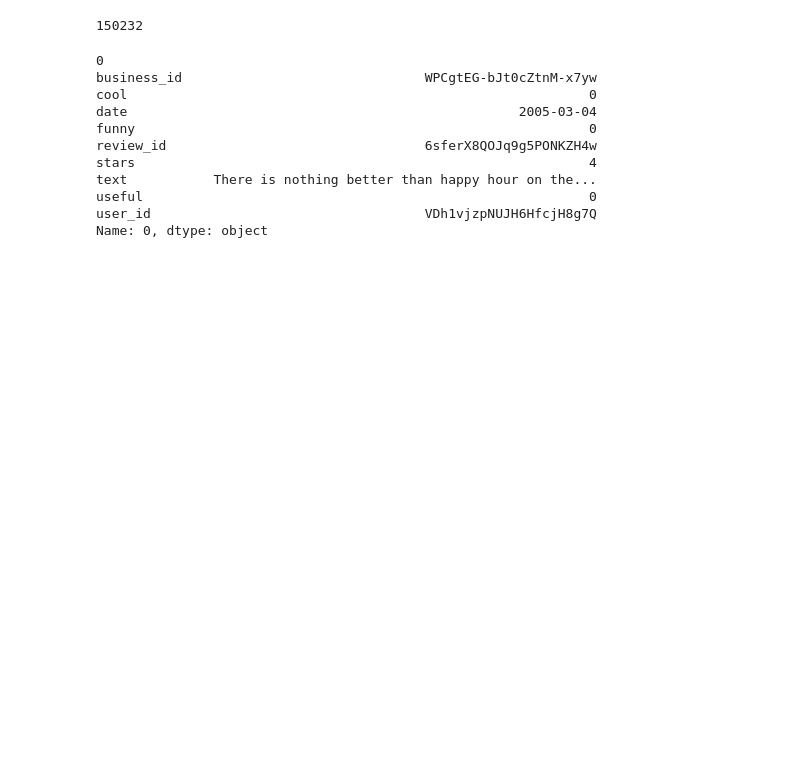
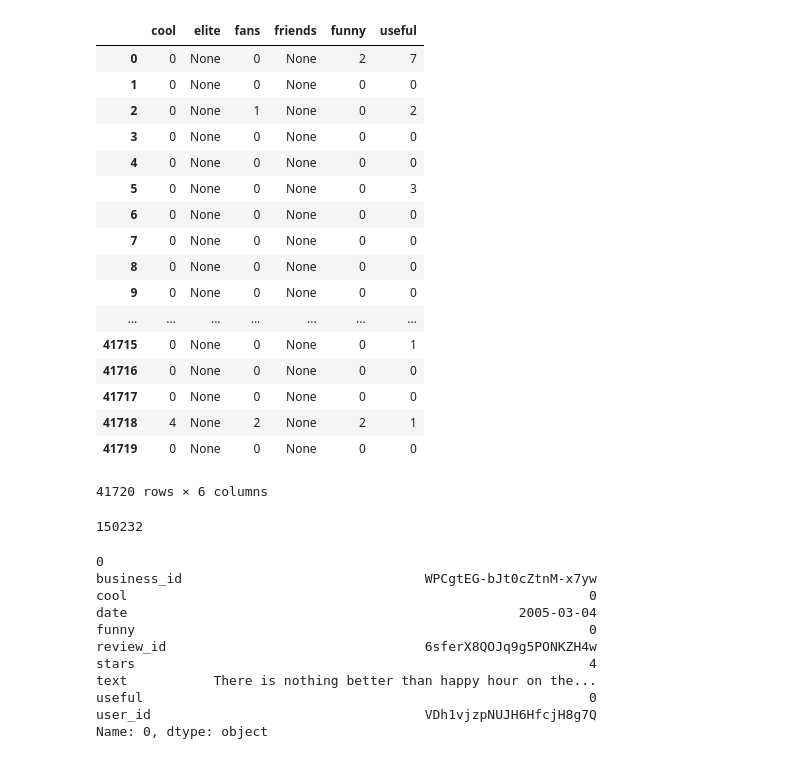
Before and after one commit to adeshpande3/CS-145-Project, a Jupyter notebook: Exploration.ipynb, the cells around one changed output. Cells and saved outputs as stored; diff of their text form; code cells hidden in the pictures; blank space fills up the shorter version.

```diff
--- a/Exploration.ipynb
+++ b/Exploration.ipynb
@@ -17,3 +47,24 @@ validate = pd.read_csv('validate_queries.csv')
+# %%
+users[['cool', 'elite', 'fans', 'friends', 'funny', 'useful']]
+# %% [output]
+|  | cool | elite | fans | friends | funny | useful |
+| 0 | 0 | None | 0 | None | 2 | 7 |
+| 1 | 0 | None | 0 | None | 0 | 0 |
+| 2 | 0 | None | 1 | None | 0 | 2 |
+| 3 | 0 | None | 0 | None | 0 | 0 |
+| 4 | 0 | None | 0 | None | 0 | 0 |
+| 5 | 0 | None | 0 | None | 0 | 3 |
+| 6 | 0 | None | 0 | None | 0 | 0 |
+| 7 | 0 | None | 0 | None | 0 | 0 |
+| 8 | 0 | None | 0 | None | 0 | 0 |
+| 9 | 0 | None | 0 | None | 0 | 0 |
+| ... | ... | ... | ... | ... | ... | ... |
+| 41715 | 0 | None | 0 | None | 0 | 1 |
+| 41716 | 0 | None | 0 | None | 0 | 0 |
+| 41717 | 0 | None | 0 | None | 0 | 0 |
+| 41718 | 4 | None | 2 | None | 2 | 1 |
+| 41719 | 0 | None | 0 | None | 0 | 0 |
+41720 rows × 6 columns
 # %%
 len(trainReviews)
 # %% [output]
```
Also changed, not shown: parts of 2 cells of this notebook, 5 other files.
